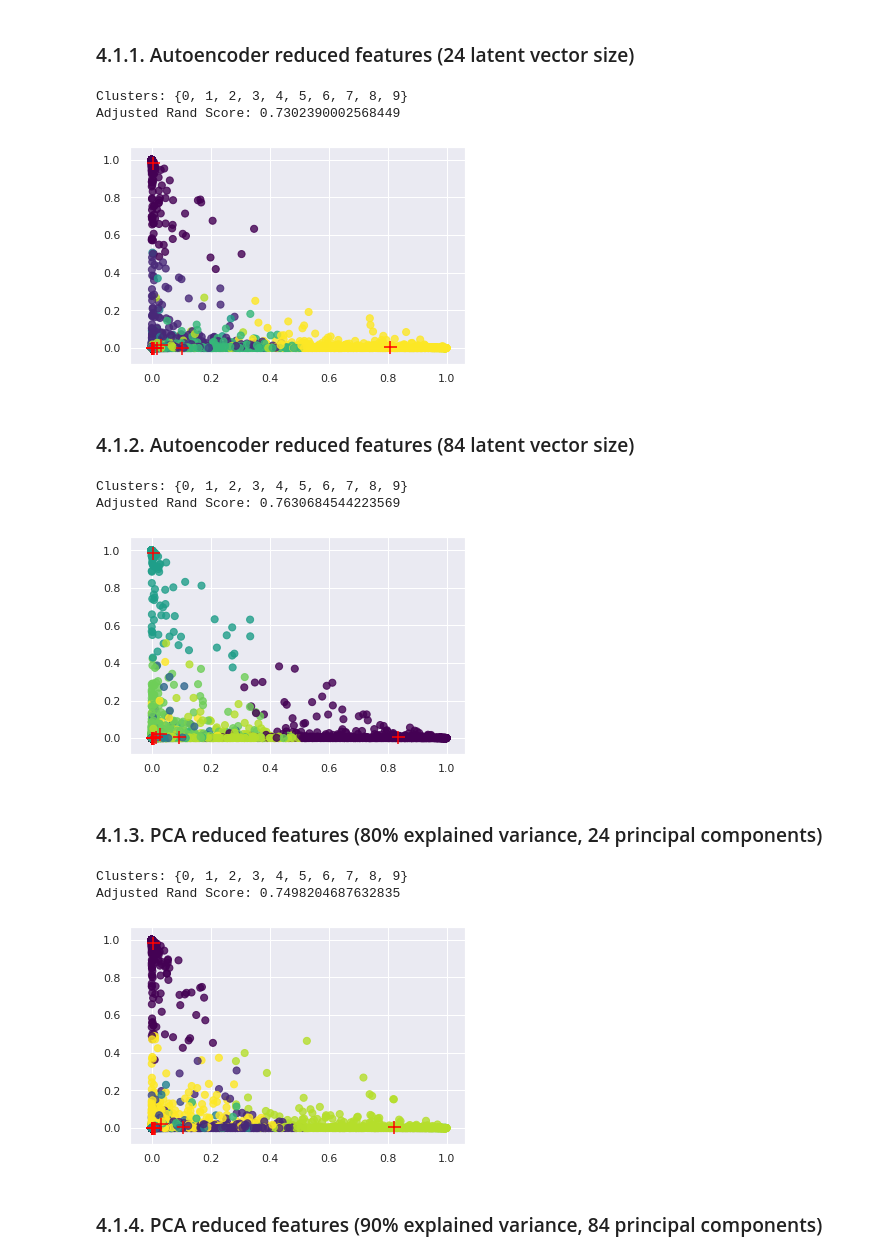
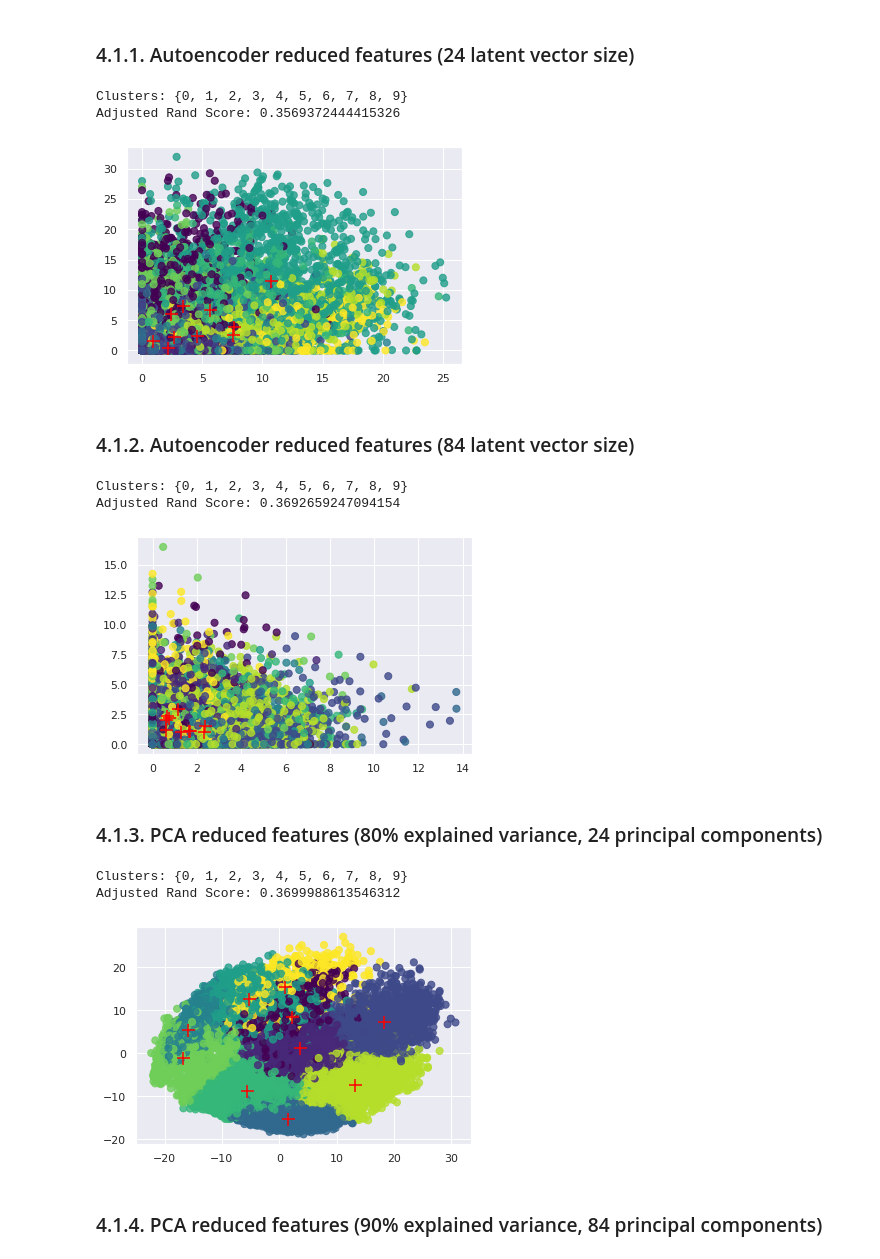
Before and after one commit to laurelkeys/machine-learning, a Jupyter notebook: assignment-3/Assignment3.ipynb, the cells around one changed output. Cells and saved outputs as stored; diff of their text form; code cells hidden in the pictures.

Commit message:
Fix PCA clustering with K-Means

```diff
--- a/assignment-3/Assignment3.ipynb
+++ b/assignment-3/Assignment3.ipynb
@@ -1173,8 +1177,8 @@ kmeans_ae_24 = KMeans(n_clusters=10).fit(Y_val_ae_24_pred)
 # %%
-show_clusters(kmeans_ae_24, Y_val_ae_24_pred)
+show_clusters(kmeans_ae_24, X_val_ae_24)
 # %% [output]
 Clusters: {0, 1, 2, 3, 4, 5, 6, 7, 8, 9}
-Adjusted Rand Score: 0.7302390002568449
+Adjusted Rand Score: 0.3569372444415326
-[figure, old version]
+[figure, new version]
 # %% [markdown]
 ### 4.1.2. Autoencoder reduced features (84 latent vector size)
@@ -1183,18 +1189,20 @@ kmeans_ae_84 = KMeans(n_clusters=10).fit(Y_val_ae_84_pred)
 # %%
-show_clusters(kmeans_ae_84, Y_val_ae_84_pred)
+show_clusters(kmeans_ae_84, X_val_ae_84)
 # %% [output]
 Clusters: {0, 1, 2, 3, 4, 5, 6, 7, 8, 9}
-Adjusted Rand Score: 0.7630684544223569
+Adjusted Rand Score: 0.3692659247094154
-[figure, old version]
+[figure, new version]
 # %% [markdown]
 ### 4.1.3. PCA reduced features (80% explained variance, 24 principal components)
+# %%
+X_val_80var = pca_80var.transform(X_val)
 # %%
-kmeans_pca_80var = KMeans(n_clusters=10).fit(Y_val_80var_pred)
+kmeans_pca_80var = KMeans(n_clusters=10).fit(X_val_80var)
 # %%
-show_clusters(kmeans_pca_80var, Y_val_80var_pred)
+show_clusters(kmeans_pca_80var, X_val_80var)
 # %% [output]
 Clusters: {0, 1, 2, 3, 4, 5, 6, 7, 8, 9}
-Adjusted Rand Score: 0.7498204687632835
+Adjusted Rand Score: 0.3699988613546312
-[figure, old version]
+[figure, new version]
 # %% [markdown]
 ### 4.1.4. PCA reduced features (90% explained variance, 84 principal components)
```
Also changed, not shown: parts of 9 cells of this notebook.
